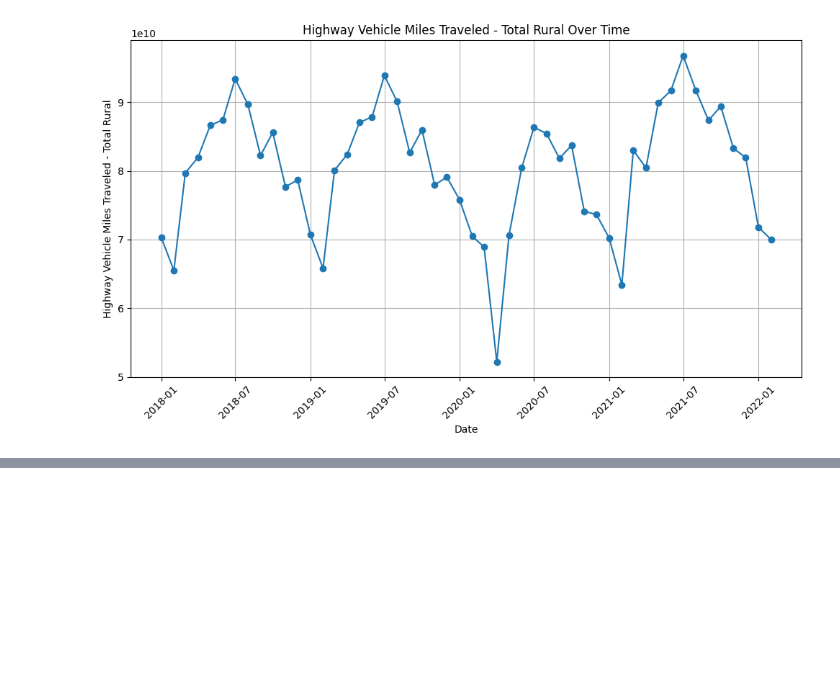
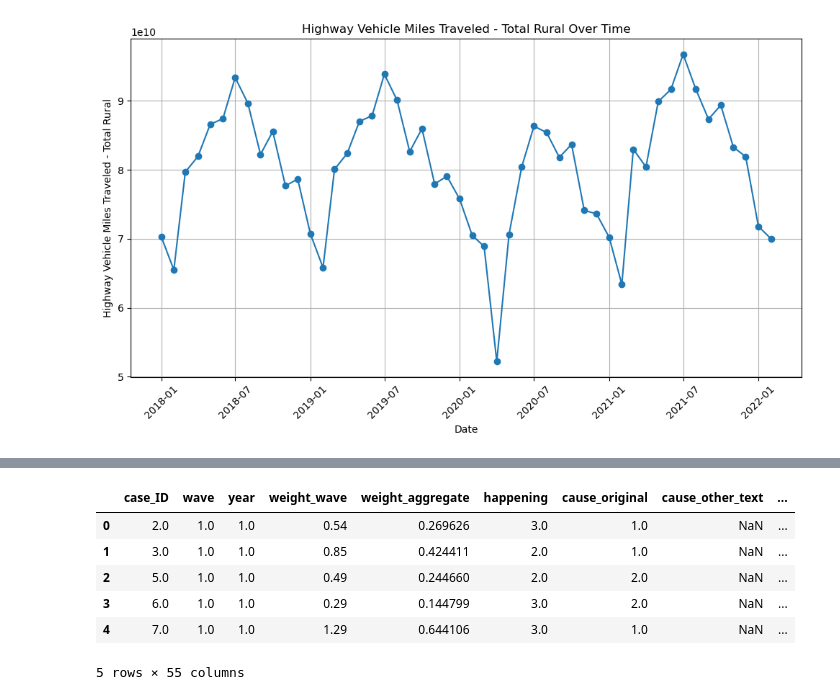
Before and after one commit to anaiskillian/citadeldatathon, a Jupyter notebook: example.ipynb, the cells around one changed output, grey strips where cells are left out. Cells and saved outputs as stored; diff of their text form; code cells hidden in the pictures; blank space fills up the shorter version.

```diff
--- a/example.ipynb
+++ b/example.ipynb
@@ -225,0 +238,41 @@ plt.show()
+# %%
+wave_mapping = {
+    1: 'Nov 2008',
+    2: 'Jan 2010',
+    3: 'Jun 2010',
+    4: 'May 2011',
+    5: 'Nov 2011',
+    6: 'Mar 2012',
+    7: 'Sep 2012',
+    8: 'Apr 2013',
+    9: 'Nov 2013',
+    10: 'Apr 2014',
+    11: 'Oct 2014',
+    12: 'Mar 2015',
+    13: 'Oct 2015',
+    14: 'Mar 2016',
+    15: 'Nov 2016',
+    16: 'May 2017',
+    17: 'Oct 2017',
+    18: 'Mar 2018',
+    19: 'Dec 2018',
+    20: 'Apr 2019',
+    21: 'Nov 2019',
+    22: 'Apr 2020',
+    23: 'Dec 2020',
+    24: 'Mar 2021',
+    25: 'Sep 2021',
+    26: 'Apr 2022'
+}
+
+# Create a new column 'wave_date' in the dataframe 'df' mapping the 'wave' column to the corresponding month/years
+sentiment_data['wave_date'] = sentiment_data['wave'].map(wave_mapping)
+sentiment_data.head()
+# %% [output]
+|  | case_ID | wave | year | weight_wave | weight_aggregate | happening | cause_original | cause_other_text | ... |
+| 0 | 2.0 | 1.0 | 1.0 | 0.54 | 0.269626 | 3.0 | 1.0 | NaN | ... |
+| 1 | 3.0 | 1.0 | 1.0 | 0.85 | 0.424411 | 2.0 | 1.0 | NaN | ... |
+| 2 | 5.0 | 1.0 | 1.0 | 0.49 | 0.244660 | 2.0 | 2.0 | NaN | ... |
+| 3 | 6.0 | 1.0 | 1.0 | 0.29 | 0.144799 | 3.0 | 2.0 | NaN | ... |
+| 4 | 7.0 | 1.0 | 1.0 | 1.29 | 0.644106 | 3.0 | 1.0 | NaN | ... |
+5 rows × 55 columns
```
Also changed, not shown: parts of 8 cells of this notebook.
